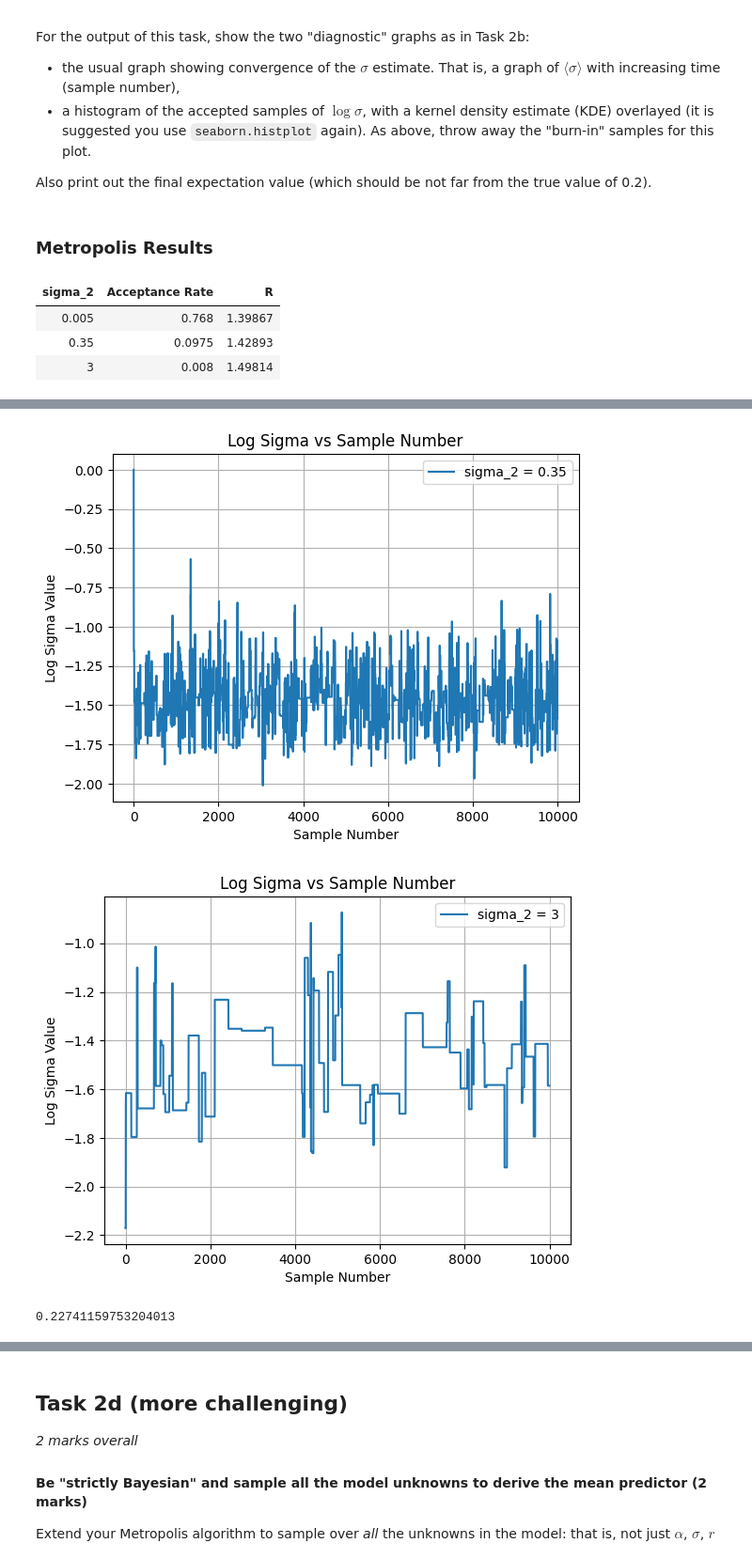
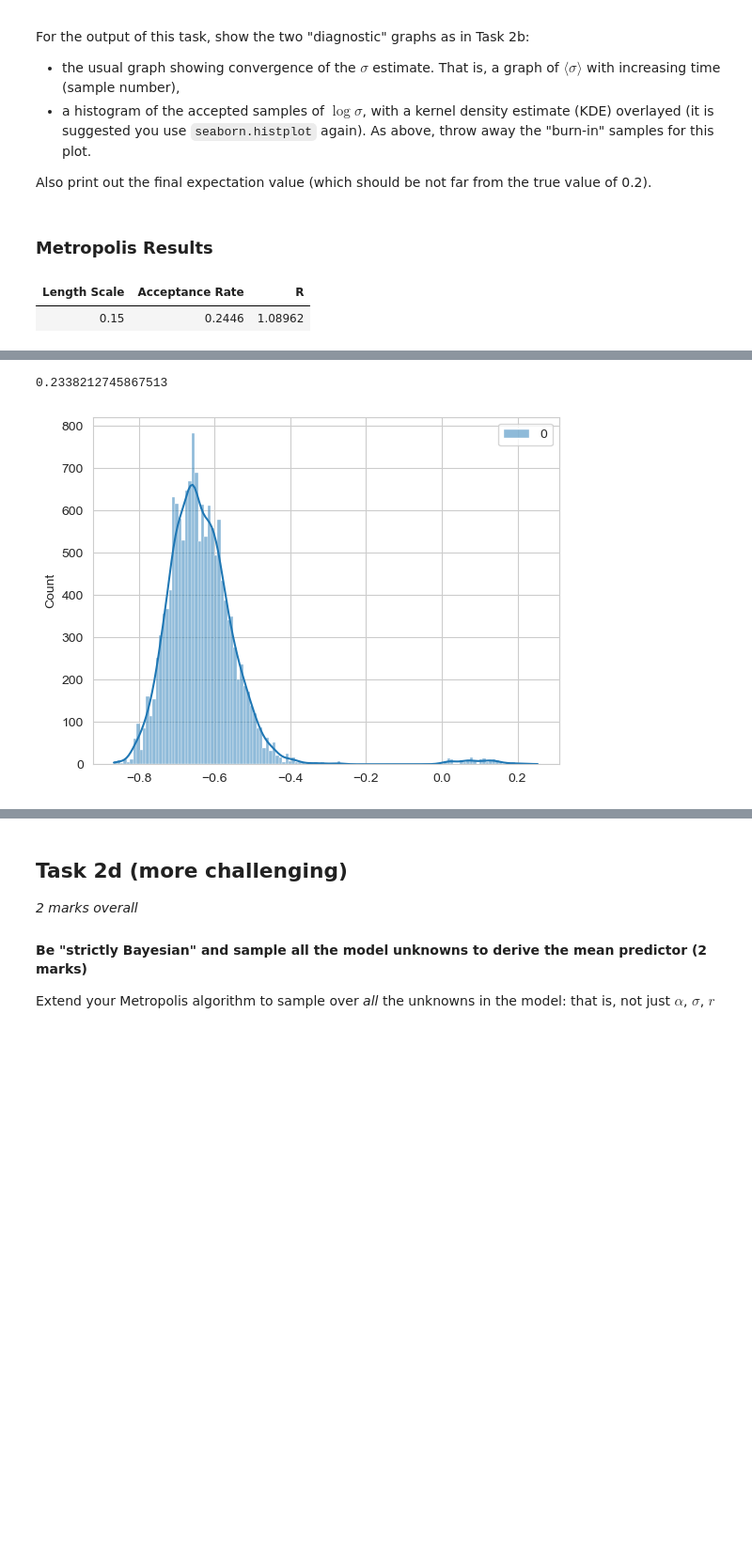
Before and after one commit to jevetts1/bml-coursework-1, a Jupyter notebook: Bayesian Coursework Part A/Assessment1-PartA.ipynb, the cells around one changed output, grey strips where cells are left out. Shown at 94% size. Drawn from its saved outputs; the diff is of its cells as text; code cells hidden in the pictures; blank space fills up the shorter version.

```diff
--- a/Bayesian Coursework Part A/Assessment1-PartA.ipynb
+++ b/Bayesian Coursework Part A/Assessment1-PartA.ipynb
@@ -210,10 +194,8 @@ This function will need to create a new `RBFGenerator` object and recompute the
 # %%
 #### **** YOUR CODE HERE **** ####
 
-# Your implementation
-
 def log_prob_alph_r_given_y(alph, r, s2, x, y, centres):
-    radius_model = r * 0.75
+    radius_model = r
     RBF = setup.RBFGenerator(centres, radius_model, bias=True)
 
     PHI = RBF.evaluate(x)
@@ -475,21 +468,37 @@ import numpy as np
 
 X, Y = np.meshgrid(log10_alphas, log10_rs)
 Z = logP
+eZ = np.exp(logP)
+
+labels = [f'Length Scale = {length_scales[0]}', f'Length Scale = {length_scales[1]}', f'Length Scale = {length_scales[2]}']
 
 
-labels = ['sigma_2 = 0.005', 'sigma_2 = 0.35', 'sigma_2 = 3']
 
 for i, (s, r) in enumerate(zip(samples, rejected)):
     plt.contour(X, Y, Z, levels=20, cmap='viridis')
-    s_array = np.array(s)  # ensure it's an array
+    s_array = np.array(s)
     r_array = np.array(r)
     plt.scatter(s_array[:,0], s_array[:,1], color='r', s=2, alpha=0.6, label=labels[i])
     plt.scatter(r_array[:,0], r_array[:,1], color='gray', s=2, alpha=0.2)
-    plt.xlim(-3, 3)   # min and max for log10 alpha
+    plt.xlim(-3, 3)
     plt.ylim(-2, 1.5)
     plt.xlabel('log10 alpha')
     plt.ylabel('log10 r')
-    plt.title('Posterior and MCMC Samples for Different sigma_2')
+    plt.title('MCMC Samples for Different Length Scales')
     plt.legend()
     plt.show()
+
+for i, (s, r) in enumerate(zip(samples, rejected)):
+    plt.contour(X, Y, eZ, levels=20, cmap='viridis')
+    s_array = np.array(s)
+    r_array = np.array(r)
+    plt.scatter(s_array[:,0], s_array[:,1], color='r', s=2, alpha=0.6, label=labels[i])
+    plt.scatter(r_array[:,0], r_array[:,1], color='gray', s=2, alpha=0.2)
+    plt.xlim(-3, 3)
+    plt.ylim(-2, 1.5)
+    plt.xlabel('log10 alpha')
+    plt.ylabel('log10 r')
+    plt.title('MCMC Samples for Different Length Scales')
+    plt.legend()
+    plt.show()
 # %% [output]
@@ -542,7 +553,7 @@ rng = np.random.default_rng(my_seed)
 
 def pstar_with_sigma(x):
     log_alpha, log_r, log_sigma = x
-    return log_prob_alph_r_given_y(np.exp(log_alpha), np.exp(log_r), np.exp(log_sigma)**2, x_train, y_train, centres)
+    return log_prob_alph_r_given_y(10.0**(log_alpha), 10.0**(log_r), (10.0**(log_sigma))**2, x_train, y_train, centres)
 
 
 def qrvs_with_sigma(x, proposal_sigma_2):
@@ -552,17 +563,19 @@ def qrvs_with_sigma(x, proposal_sigma_2):
 
 
 
-samples, rejected, r_list = mcmc(np.array([0,0,0]), [0.005, 0.35, 3], 10000, qrvs_with_sigma, pstar_with_sigma)
+samples, rejected, r_list = mcmc(np.array([2,-1.5,0]), [0.15], 15000, qrvs_with_sigma, pstar_with_sigma)
 
 log_sigmas_list = [[inner[2] for inner in sublist] for sublist in samples]
 
-for i in range(3):
+sigmas_list = 10.0**np.array(log_sigmas_list)
+
+for i in range(1):
     sample_numbers = range(0, len(samples[i]))
 
-    plt.plot(sample_numbers, log_sigmas_list[i], label = labels[i])
+    plt.plot(sample_numbers, sigmas_list[i], label = labels[i])
     plt.xlabel('Sample Number')
-    plt.ylabel('Log Sigma Value')
-    plt.title('Log Sigma vs Sample Number')
+    plt.ylabel('Sigma Value')
+    plt.title('Sigma vs Sample Number')
     plt.legend()
     plt.grid(True)
     plt.show()
@@ -574,11 +587,9 @@ sns.histplot(log_sigmas_list_burn_in, kde = True)
 
 cum = np.cumsum(log_sigmas_list_burn_in)
 running_mean = cum / np.arange(1, len(cum)+1)
-final_s = np.exp(running_mean[-1])
+final_s = 10.0**(running_mean[-1])
 print(final_s)
 # %% [output]
 Metropolis Results
-| sigma_2 | Acceptance Rate | R |
-| 0.005 | 0.768 | 1.39867 |
-| 0.35 | 0.0975 | 1.42893 |
-| 3 | 0.008 | 1.49814 |
+| Length Scale | Acceptance Rate | R |
+| 0.15 | 0.2446 | 1.08962 |
@@ -586,3 +597,2 @@ Metropolis Results
+0.2338212745867513
-[figure, old version]
+[figure, new version]
-[figure, removed]
-0.22741159753204013
```
Also changed, not shown: parts of 29 cells of this notebook.
